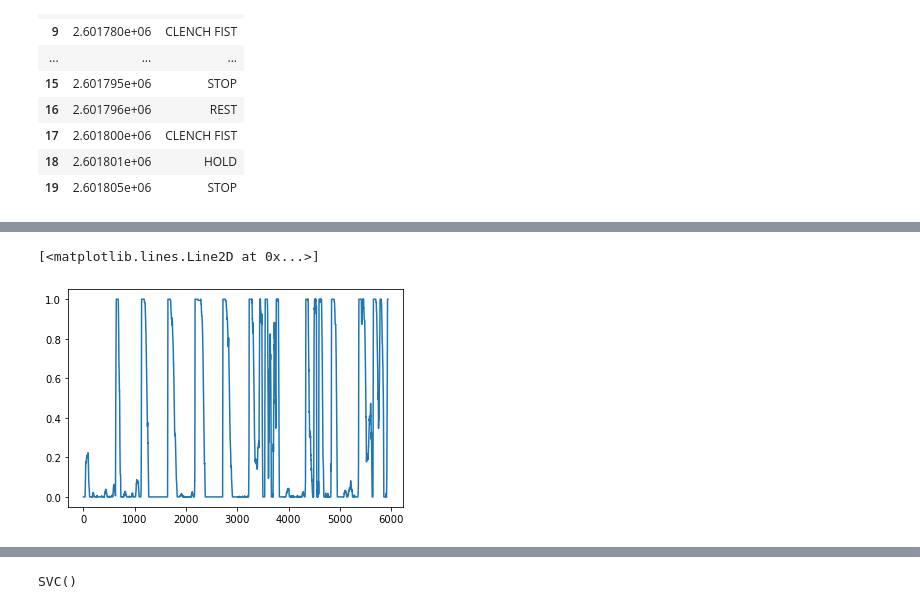
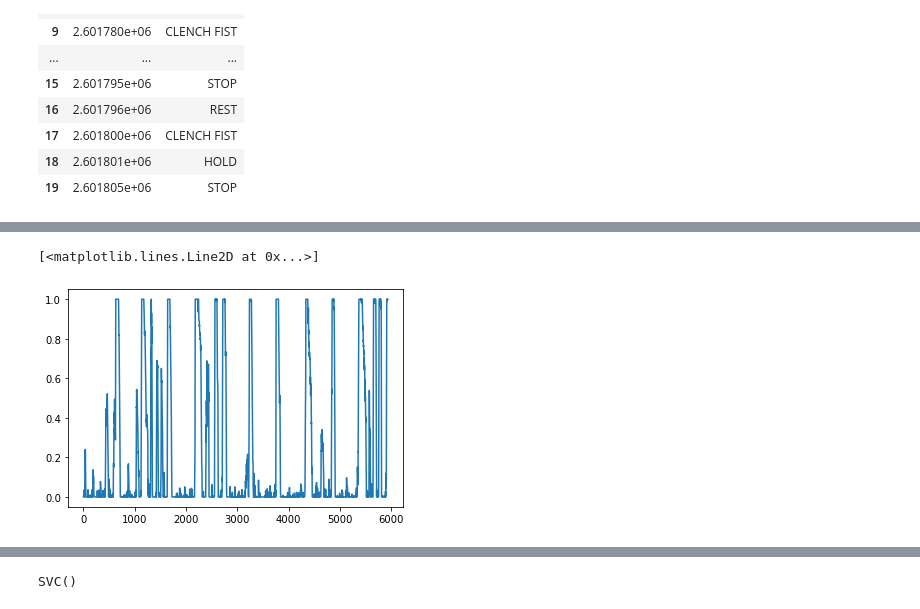
Before and after one commit to NeuroTech-UCSD/aeroMus, a Jupyter notebook: Project-Data/pyemg.ipynb, the cells around one changed output, grey strips where cells are left out. Saved outputs shown, nothing was run; the diff lists cells and outputs as text; code cells hidden in the pictures.

```diff
--- a/Project-Data/pyemg.ipynb
+++ b/Project-Data/pyemg.ipynb
@@ -76,9 +100,9 @@ sess3_md_df
 # %%
 sess_3_df = pd.read_csv(sess3_data,header=None)
-plt.plot(sess_3_df[1])
+plt.plot(sess_3_df[8])
 # %% [output]
 [<matplotlib.lines.Line2D at 0x...>]
-[figure, old version]
+[figure, new version]
 # %%
 plot_emg(cat_instances3, 'HOLD', 0, 'e1')
 # %% [output]
```
Also changed, not shown: parts of 32 cells of this notebook, 5 other files.
